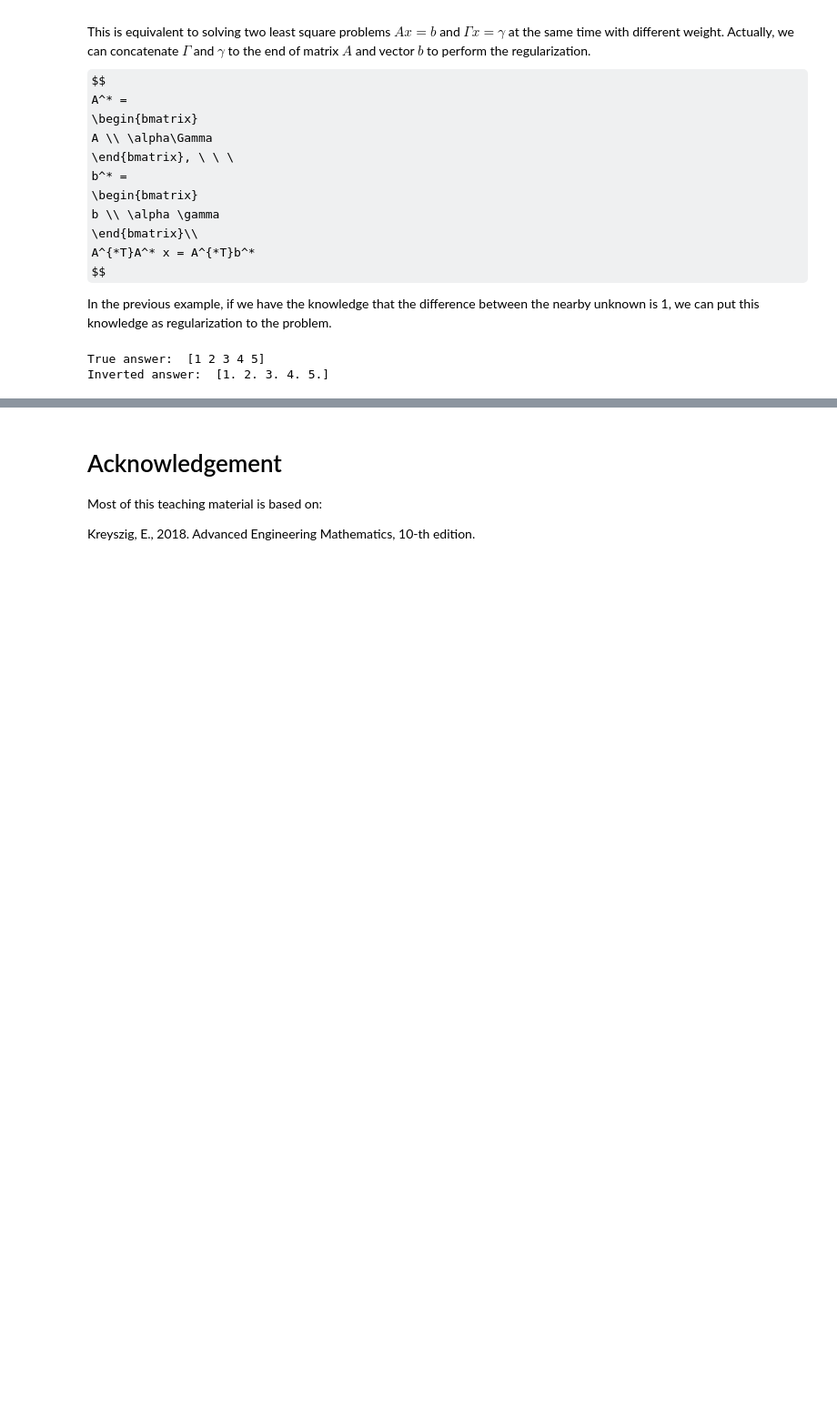
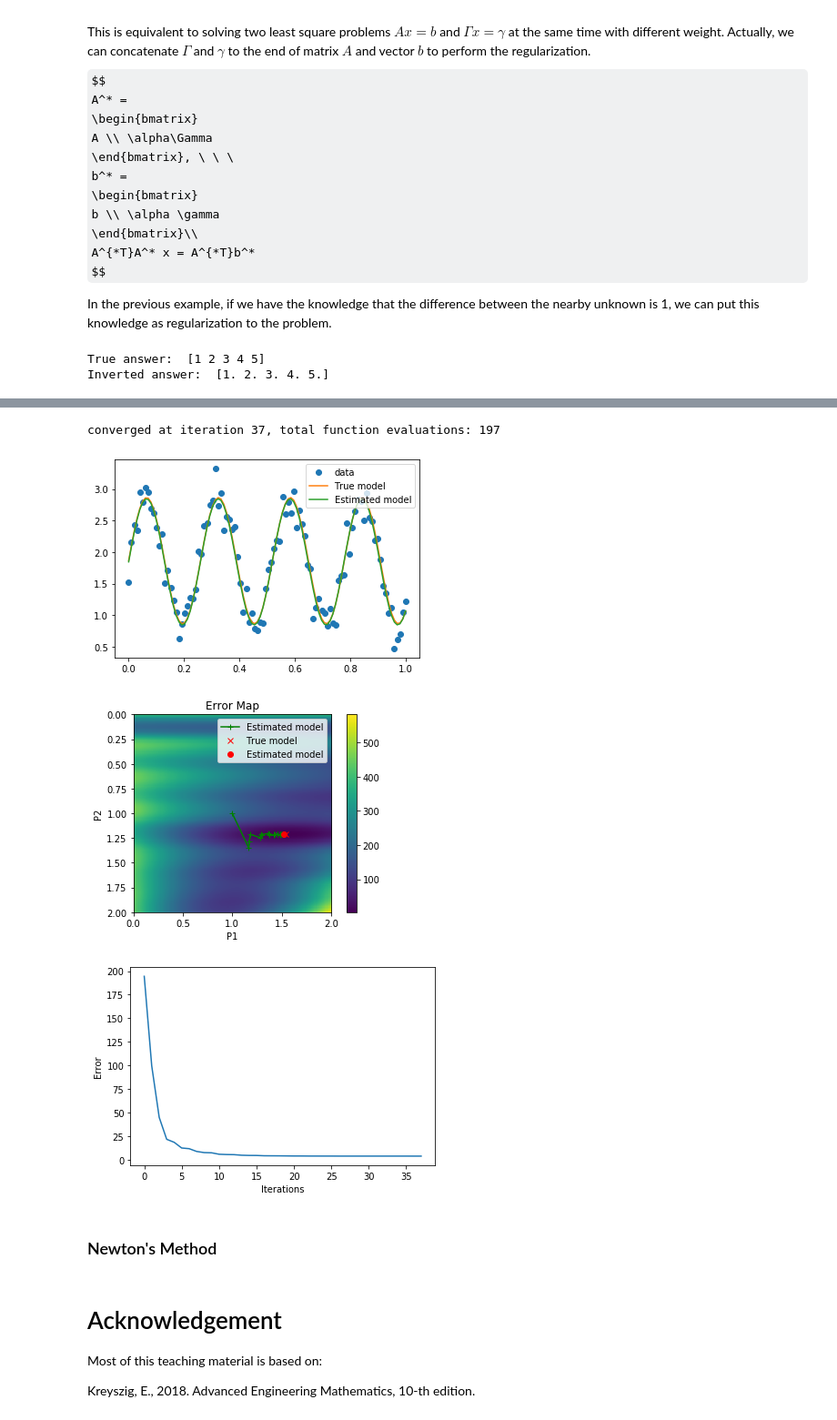
Before and after one commit to jshragge/GPGN535, a Jupyter notebook: 10_Regression.ipynb, the cells around one changed output, grey strips where cells are left out. Shown at 91% size. Drawn from its saved outputs; the diff is of its cells as text; code cells hidden in the pictures; some formulas as TeX source; blank space fills up the shorter version.

```diff
--- a/10_Regression.ipynb
+++ b/10_Regression.ipynb
@@ -540,3 +674,64 @@ Inverted answer:  [1. 2. 3. 4. 5.]
+# %%
+# Gradient decent example
+# define initial model and alpha
+para0 = [1.0,1.]
+alpha0 = 1e-3
+iter_max = 100
+tol = 1e-6
+
+# calculate gradient using finite difference for generalization.
+# Although there is analytical solution for dEdm in this example.
+def dEdm(err_fun,para,x,data):
+    perturb = 1e-3;
+    G = np.zeros_like(para)
+    err0 = err_fun(para,x,data)
+    for i in range(len(para)):
+        para1 = para.copy()
+        para1[i] += para[i]*perturb
+        err = err_fun(para1,x,data)
+        G[i] = (err-err0)/para[i]/perturb
+    return G
+
+# perform gradient decent
+current_err = err_fun(para0,x,data)
+current_para = np.array(para0)
+para_hist = [para0]
+err_hist = [current_err]
+fun_eval_n = 0
+for i in range(iter_max):
+    alpha = alpha0
+    g = dEdm(err_fun,current_para,x,data)
+    fun_eval_n += 3
+    dE = 0
+    for t in range(10):
+        new_para = current_para - alpha*g
+        new_err = err_fun(new_para,x,data)
+        fun_eval_n += 1
+        if new_err < current_err:
+            dE = current_err - new_err
+            current_err = new_err
+            current_para = new_para
+            err_hist.append(current_err)
+            para_hist.append(current_para)
+            break;
+        alpha = alpha/10
+
+    if dE < tol:
+        print(f'converged at iteration {i}, total function evaluations: {fun_eval_n}')
+        break;
+
+est_p1,est_p2 = current_para
+para_hist = np.array(para_hist)
+
+# making plots
+make_plots()
+# %% [output]
+converged at iteration 37, total function evaluations: 197
+[figure, added]
+[figure, added]
+[figure, added]
+# %% [markdown]
+### Newton's Method
 # %% [markdown]
 # Acknowledgement
 
```
Also changed, not shown: parts of 18 cells of this notebook, 2 other files.
